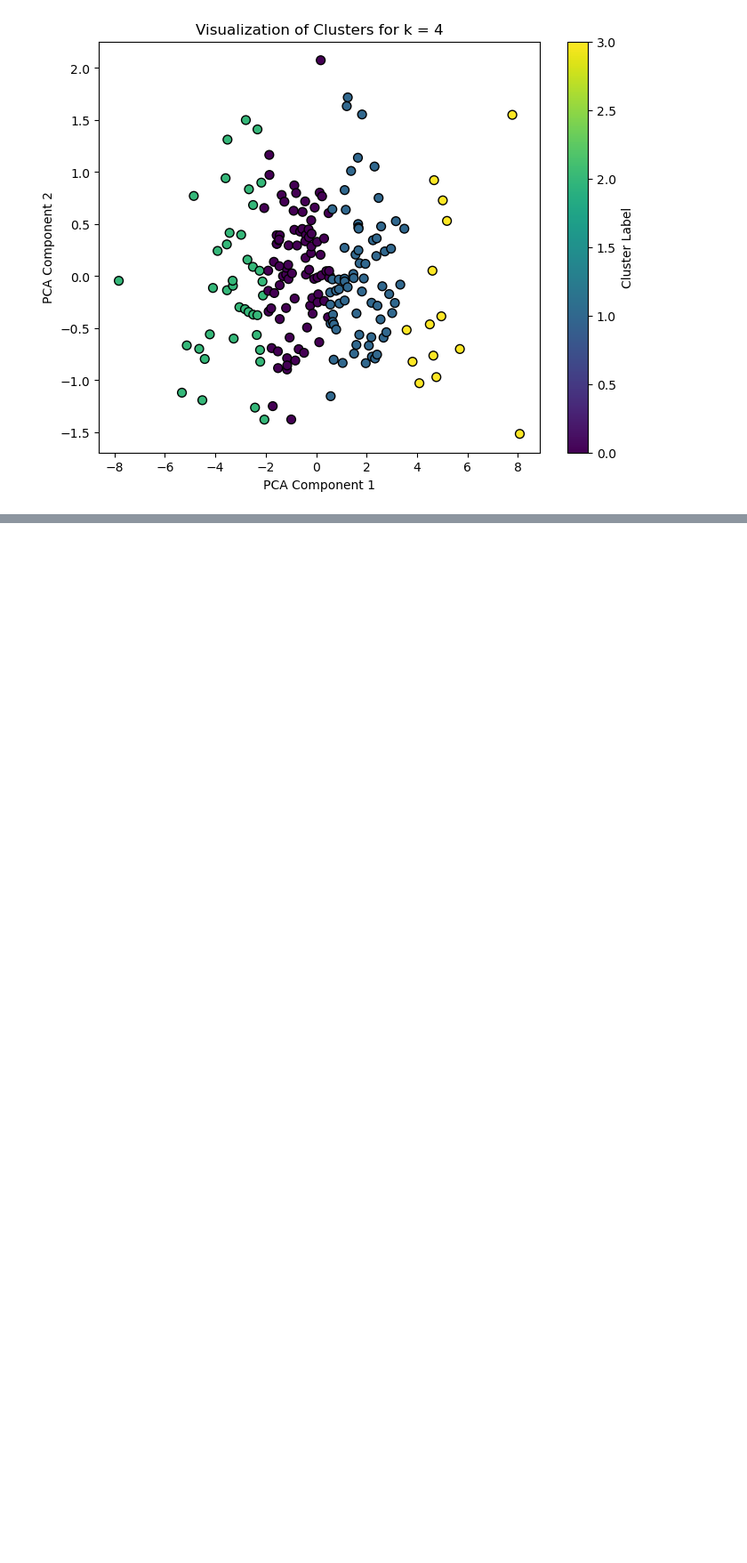
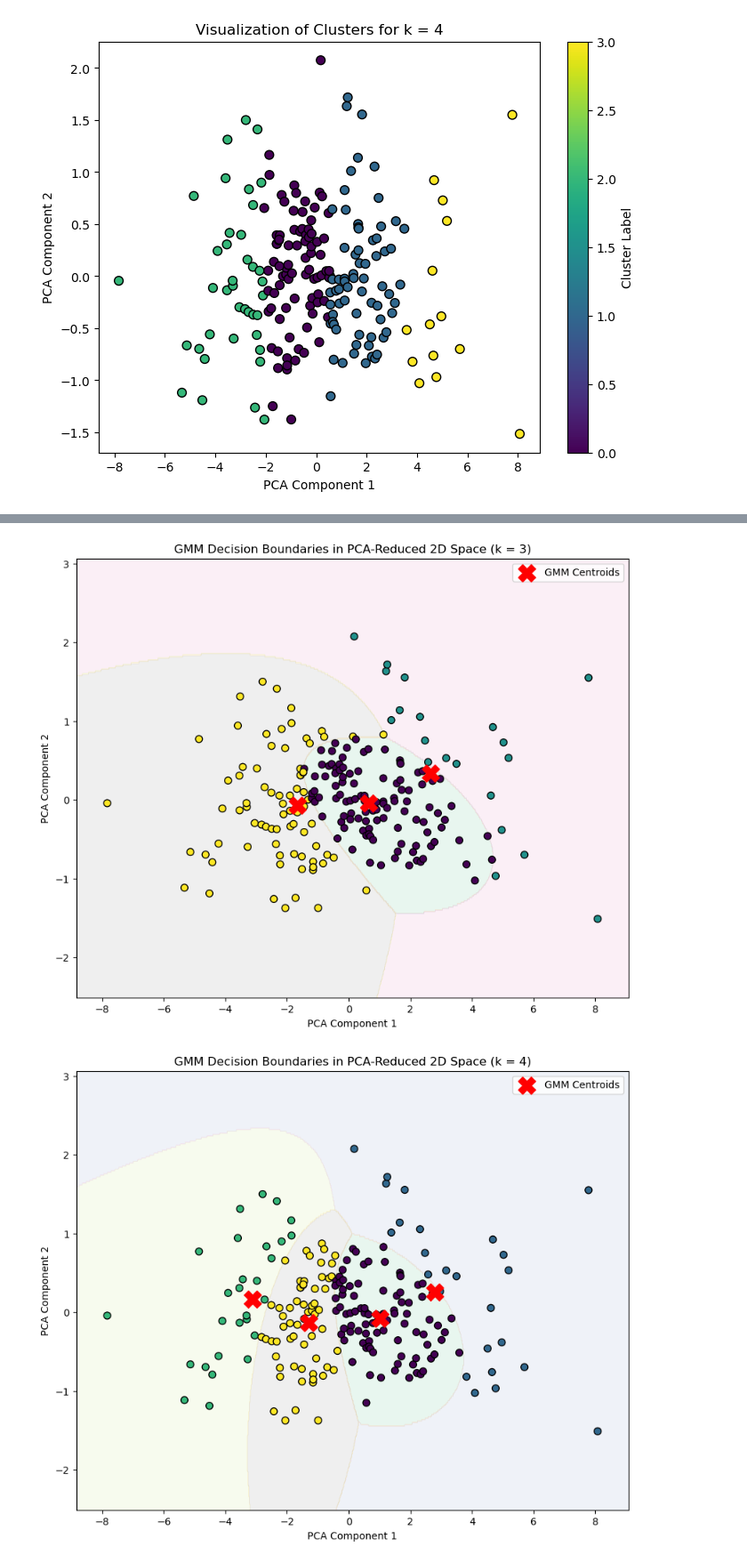
Before and after one commit to abdulr2004/F20DL_UG_Group_2, a Jupyter notebook: notebooks/Clustering.ipynb, the cells around one changed output, grey strips where cells are left out. Shown at 89% size. Drawn from its saved outputs; the diff is of its cells as text; code cells hidden in the pictures; blank space fills up the shorter version.

```diff
--- a/notebooks/Clustering.ipynb
+++ b/notebooks/Clustering.ipynb
@@ -123,0 +196,43 @@ cluster_means
+# %%
+
+
+# Function to fit GMM and plot decision boundaries
+def plot_gmm_decision_boundary(k, data_pca):
+    # Fit the GMM model
+    gmm = GaussianMixture(n_components=k, random_state=0)
+    gmm.fit(data_pca)
+    labels = gmm.predict(data_pca)
+
+    # Generate a mesh grid for decision boundaries
+    x_min, x_max = data_pca[:, 0].min() - 1, data_pca[:, 0].max() + 1
+    y_min, y_max = data_pca[:, 1].min() - 1, data_pca[:, 1].max() + 1
+    xx, yy = np.meshgrid(np.arange(x_min, x_max, 0.02),
+                         np.arange(y_min, y_max, 0.02))
+
+    # Predict on the mesh grid for decision boundary visualization
+    Z = gmm.predict(np.c_[xx.ravel(), yy.ravel()]).reshape(xx.shape)
+
+    # Plot decision boundaries and data points
+    plt.figure(figsize=(10, 8))
+    plt.contourf(xx, yy, Z, cmap='Pastel2', alpha=0.3)  # Decision boundary regions
+    plt.scatter(data_pca[:, 0], data_pca[:, 1], c=labels, cmap='viridis', edgecolor='k', s=50)  # Data points
+
+    # Plot GMM component means (centroids)
+    centroids = gmm.means_
+    plt.scatter(centroids[:, 0], centroids[:, 1], s=300, c='red', marker='X', label='GMM Centroids')
+
+    # Labels and title
+    plt.xlabel('PCA Component 1')
+    plt.ylabel('PCA Component 2')
+    plt.title(f'GMM Decision Boundaries in PCA-Reduced 2D Space (k = {k})')
+    plt.legend()
+    plt.show()
+
+# Plot for GMM with k = 3
+plot_gmm_decision_boundary(3, data_pca)
+
+# Plot for GMM with k = 4
+plot_gmm_decision_boundary(4, data_pca)
+# %% [output]
+[figure, added]
+[figure, added]
```
Also changed, not shown: parts of 3 cells of this notebook.
